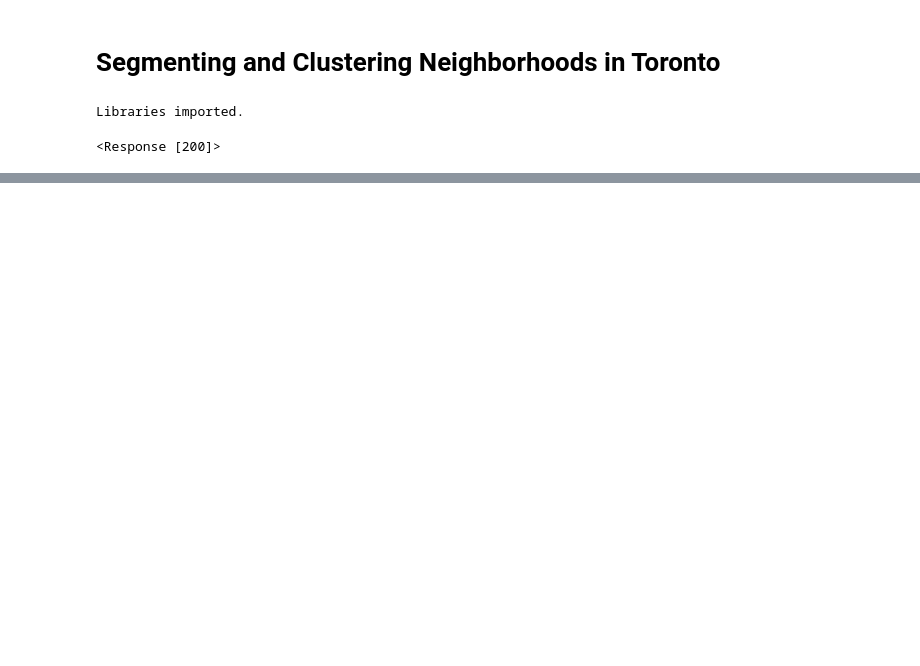
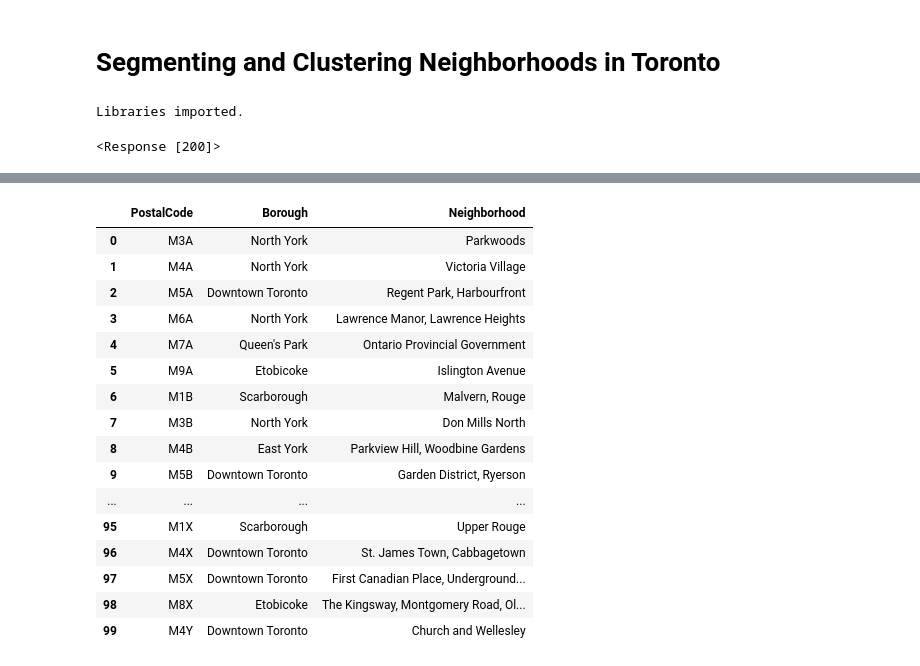
Before and after one commit to couzhei/ai-journey, a Jupyter notebook: ibm-data-science/10-capstone-project/Week3_assignment.ipynb, the cells around one changed output, grey strips where cells are left out. Cells and saved outputs as stored; diff of their text form; code cells hidden in the pictures; blank space fills up the shorter version.

```diff
--- a/ibm-data-science/10-capstone-project/Week3_assignment.ipynb
+++ b/ibm-data-science/10-capstone-project/Week3_assignment.ipynb
@@ -72,0 +60,42 @@ can_data.head(10)
+# %%
+# open Wiki page with Beautiful Soup
+data = requests.get('https://en.wikipedia.org/wiki/List_of_postal_codes_of_Canada:_M').text
+soup = BeautifulSoup(data, 'html.parser')
+# %%
+table_contents=[]
+table=soup.find('table')
+for row in table.findAll('td'):
+    cell = {}
+    if row.span.text=='Not assigned':
+        pass
+    else:
+        cell['PostalCode'] = row.p.text[:3]
+        cell['Borough'] = (row.span.text).split('(')[0]
+        cell['Neighborhood'] = (((((row.span.text).split('(')[1]).strip(')')).replace(' /',',')).replace(')',' ')).strip(' ')
+        table_contents.append(cell)
+
+# print(table_contents)
+df=pd.DataFrame(table_contents)
+df['Borough']=df['Borough'].replace({'Downtown TorontoStn A PO Boxes25 The Esplanade':'Downtown Toronto Stn A',
+                                             'East TorontoBusiness reply mail Processing Centre969 Eastern':'East Toronto Business',
+                                             'EtobicokeNorthwest':'Etobicoke Northwest','East YorkEast Toronto':'East York/East Toronto',
+                                             'MississaugaCanada Post Gateway Processing Centre':'Mississauga'})
+df.head(100)
+# %% [output]
+|  | PostalCode | Borough | Neighborhood |
+| 0 | M3A | North York | Parkwoods |
+| 1 | M4A | North York | Victoria Village |
+| 2 | M5A | Downtown Toronto | Regent Park, Harbourfront |
+| 3 | M6A | North York | Lawrence Manor, Lawrence Heights |
+| 4 | M7A | Queen's Park | Ontario Provincial Government |
+| 5 | M9A | Etobicoke | Islington Avenue |
+| 6 | M1B | Scarborough | Malvern, Rouge |
+| 7 | M3B | North York | Don Mills North |
+| 8 | M4B | East York | Parkview Hill, Woodbine Gardens |
+| 9 | M5B | Downtown Toronto | Garden District, Ryerson |
+| ... | ... | ... | ... |
+| 95 | M1X | Scarborough | Upper Rouge |
+| 96 | M4X | Downtown Toronto | St. James Town, Cabbagetown |
+| 97 | M5X | Downtown Toronto | First Canadian Place, Underground... |
+| 98 | M8X | Etobicoke | The Kingsway, Montgomery Road, Ol... |
+| 99 | M4Y | Downtown Toronto | Church and Wellesley |
```
Also changed, not shown: parts of 8 cells of this notebook, 1 other file.
